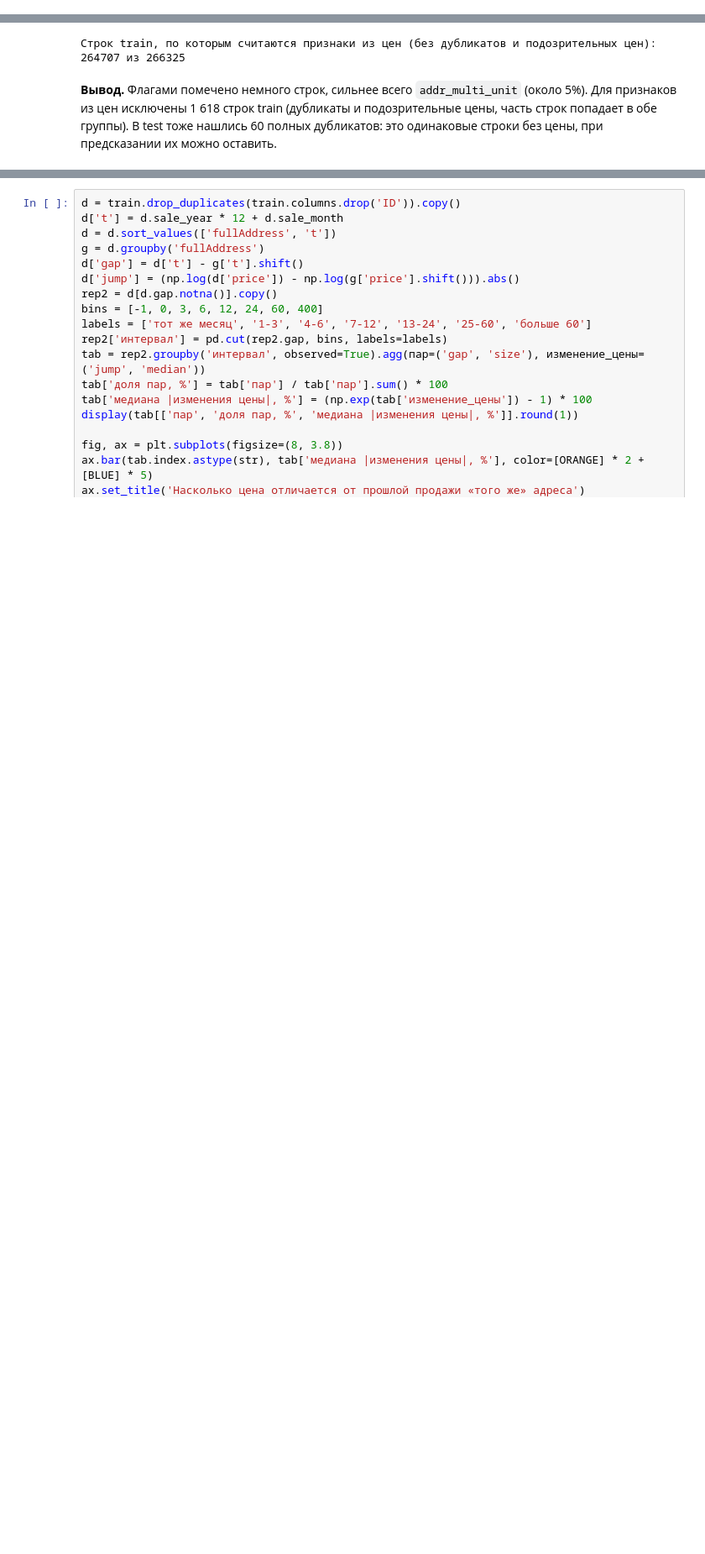
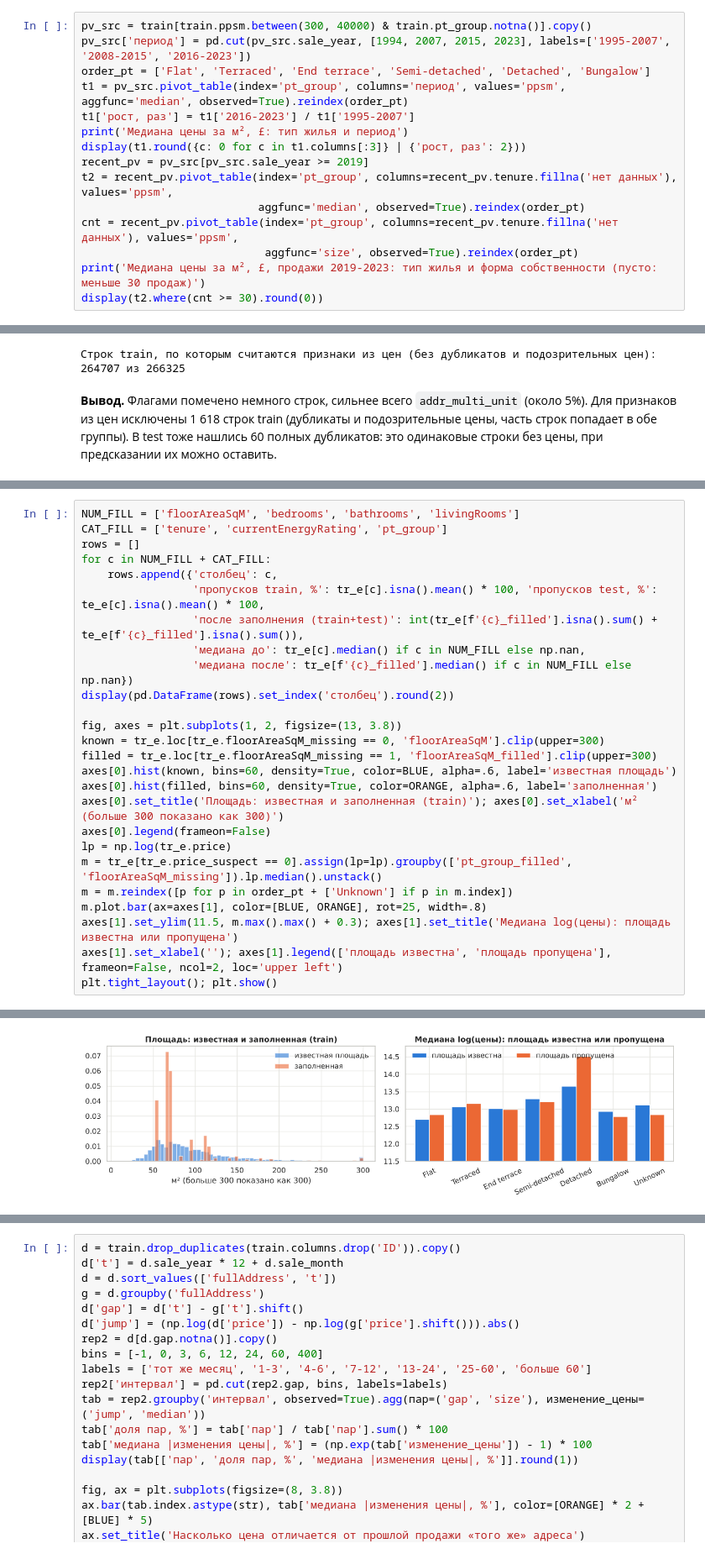
Before and after one commit to NastyaPich/hse-ai-project, a Jupyter notebook: notebooks/EDA.ipynb, the cells around one changed output, grey strips where cells are left out. Shown at 84% size. Saved outputs shown, nothing was run; the diff lists cells and outputs as text; blank space fills up the shorter version.

```diff
--- a/notebooks/EDA.ipynb
+++ b/notebooks/EDA.ipynb
@@ -563,0 +585,15 @@ plt.tight_layout(); plt.show()
+# %%
+pv_src = train[train.ppsm.between(300, 40000) & train.pt_group.notna()].copy()
+pv_src['период'] = pd.cut(pv_src.sale_year, [1994, 2007, 2015, 2023], labels=['1995-2007', '2008-2015', '2016-2023'])
+order_pt = ['Flat', 'Terraced', 'End terrace', 'Semi-detached', 'Detached', 'Bungalow']
+t1 = pv_src.pivot_table(index='pt_group', columns='период', values='ppsm', aggfunc='median', observed=True).reindex(order_pt)
+t1['рост, раз'] = t1['2016-2023'] / t1['1995-2007']
+print('Медиана цены за м², £: тип жилья и период')
+display(t1.round({c: 0 for c in t1.columns[:3]} | {'рост, раз': 2}))
+recent_pv = pv_src[pv_src.sale_year >= 2019]
+t2 = recent_pv.pivot_table(index='pt_group', columns=recent_pv.tenure.fillna('нет данных'), values='ppsm',
+                           aggfunc='median', observed=True).reindex(order_pt)
+cnt = recent_pv.pivot_table(index='pt_group', columns=recent_pv.tenure.fillna('нет данных'), values='ppsm',
+                            aggfunc='size', observed=True).reindex(order_pt)
+print('Медиана цены за м², £, продажи 2019-2023: тип жилья и форма собственности (пусто: меньше 30 продаж)')
+display(t2.where(cnt >= 30).round(0))
@@ -720,0 +794,27 @@ train_final: (266325, 38) | столбцов-признаков в итогов
+# %%
+NUM_FILL = ['floorAreaSqM', 'bedrooms', 'bathrooms', 'livingRooms']
+CAT_FILL = ['tenure', 'currentEnergyRating', 'pt_group']
+rows = []
+for c in NUM_FILL + CAT_FILL:
+    rows.append({'столбец': c,
+                 'пропусков train, %': tr_e[c].isna().mean() * 100, 'пропусков test, %': te_e[c].isna().mean() * 100,
+                 'после заполнения (train+test)': int(tr_e[f'{c}_filled'].isna().sum() + te_e[f'{c}_filled'].isna().sum()),
+                 'медиана до': tr_e[c].median() if c in NUM_FILL else np.nan,
+                 'медиана после': tr_e[f'{c}_filled'].median() if c in NUM_FILL else np.nan})
+display(pd.DataFrame(rows).set_index('столбец').round(2))
+
+fig, axes = plt.subplots(1, 2, figsize=(13, 3.8))
+known = tr_e.loc[tr_e.floorAreaSqM_missing == 0, 'floorAreaSqM'].clip(upper=300)
+filled = tr_e.loc[tr_e.floorAreaSqM_missing == 1, 'floorAreaSqM_filled'].clip(upper=300)
+axes[0].hist(known, bins=60, density=True, color=BLUE, alpha=.6, label='известная площадь')
+axes[0].hist(filled, bins=60, density=True, color=ORANGE, alpha=.6, label='заполненная')
+axes[0].set_title('Площадь: известная и заполненная (train)'); axes[0].set_xlabel('м² (больше 300 показано как 300)')
+axes[0].legend(frameon=False)
+lp = np.log(tr_e.price)
+m = tr_e[tr_e.price_suspect == 0].assign(lp=lp).groupby(['pt_group_filled', 'floorAreaSqM_missing']).lp.median().unstack()
+m = m.reindex([p for p in order_pt + ['Unknown'] if p in m.index])
+m.plot.bar(ax=axes[1], color=[BLUE, ORANGE], rot=25, width=.8)
+axes[1].set_ylim(11.5, m.max().max() + 0.3); axes[1].set_title('Медиана log(цены): площадь известна или пропущена')
+axes[1].set_xlabel(''); axes[1].legend(['площадь известна', 'площадь пропущена'], frameon=False, ncol=2, loc='upper left')
+plt.tight_layout(); plt.show()
+# %% [output]
@@ -720,0 +830 @@ train_final: (266325, 38) | столбцов-признаков в итогов
+[figure, added]
```
Also changed, not shown: parts of 27 cells of this notebook, 5 other files.
